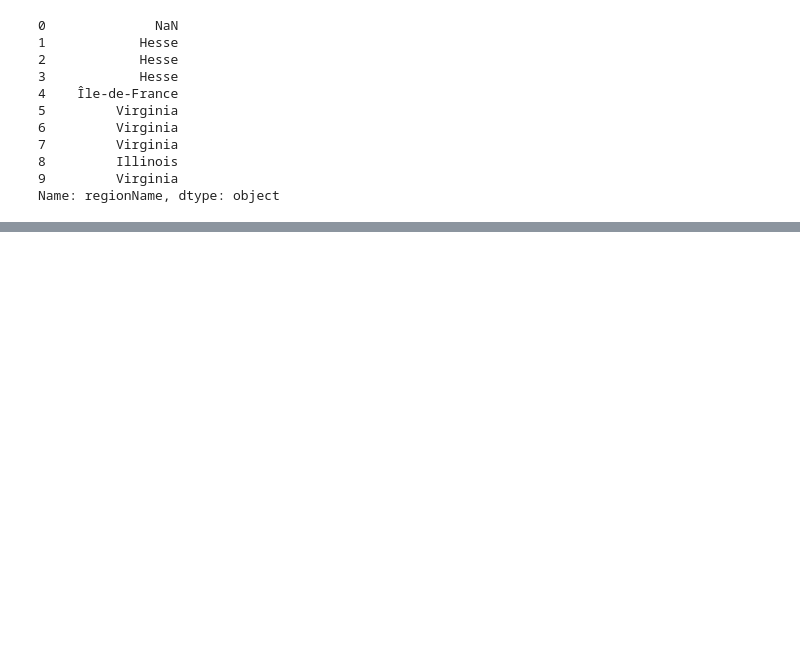
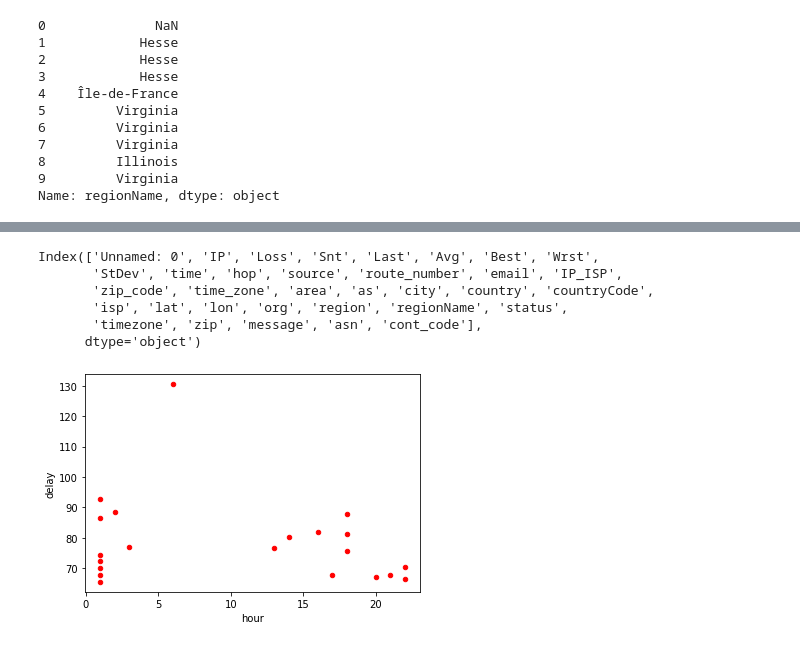
Before and after one commit to liampeng1/NetworksProject, a Jupyter notebook: Untitled.ipynb, the cells around one changed output, grey strips where cells are left out. Saved outputs shown, nothing was run; the diff lists cells and outputs as text; code cells hidden in the pictures; blank space fills up the shorter version.

Commit message:
created some graphs

```diff
--- a/Untitled.ipynb
+++ b/Untitled.ipynb
@@ -5,7 +5,7 @@ combined_df = pd.read_csv('combined_df.csv')
 # %%
 paris_df = combined_df.loc[combined_df['source'] == 'Paris']
 # %%
-paris_routes = paris_df.groupby('zip_code')
+paris_routes = paris_df.groupby('time')
 # %%
 combined_df.columns
 # %% [output]
@@ -53,0 +71,39 @@ for name, group in paris_routes:
+# %%
+combined_df.columns
+# %% [output]
+Index(['Unnamed: 0', 'IP', 'Loss', 'Snt', 'Last', 'Avg', 'Best', 'Wrst',
+       'StDev', 'time', 'hop', 'source', 'route_number', 'email', 'IP_ISP',
+       'zip_code', 'time_zone', 'area', 'as', 'city', 'country', 'countryCode',
+       'isp', 'lat', 'lon', 'org', 'region', 'regionName', 'status',
+       'timezone', 'zip', 'message', 'asn', 'cont_code'],
+      dtype='object')
+# %%
+TA_df = pd.DataFrame(columns=['delay', 'source', 'org', 'time'])
+for source in ['Amsterdam','Paris','Frankfurt']:
+    city_routes = combined_df.loc[combined_df['source'] == source]
+    for time, group in city_routes.groupby('time'):
+#         print (group[['hop', 'Avg', 'source']])
+        # get max change
+        last = 0
+        TA_delay = 0
+        org = ''
+        threshold = 50
+        for index, row in group.iterrows():
+            if row['Avg'] > 0.0:
+                avg_change = row['Avg'] - last
+                if avg_change > threshold:
+                    org = row['org']
+                    TA_delay = avg_change
+                    max_hop = row['hop']
+                    break
+                last = row['Avg']
+        # get min after that
+        min_after = TA_delay
+        for index, row in group.loc[group['hop'] >= max_hop].iterrows():
+            if row['Avg'] > 0:
+                if row['Avg'] - last < min_after:
+                    min_after = row['Avg'] - last
+        TA_delay = min_after
+        TA_df = TA_df.append({'delay':TA_delay, 'source':source, 'org':org, 'time':time}, ignore_index=True)
+# %%
+TA_df['hour'] = TA_df['time'].apply(lambda time : int(time.split('T')[1].split(':')[0]))
@@ -53,0 +112,7 @@ for name, group in paris_routes:
+# %%
+paris = TA_df.loc[TA_df['source'] == 'Paris']
+# %%
+paris.plot(kind='scatter',x='hour',y='delay',color='red')
+plt.show()
+# %% [output]
+[figure, added]
```
Also changed, not shown: parts of 27 cells of this notebook, 7 other files.
